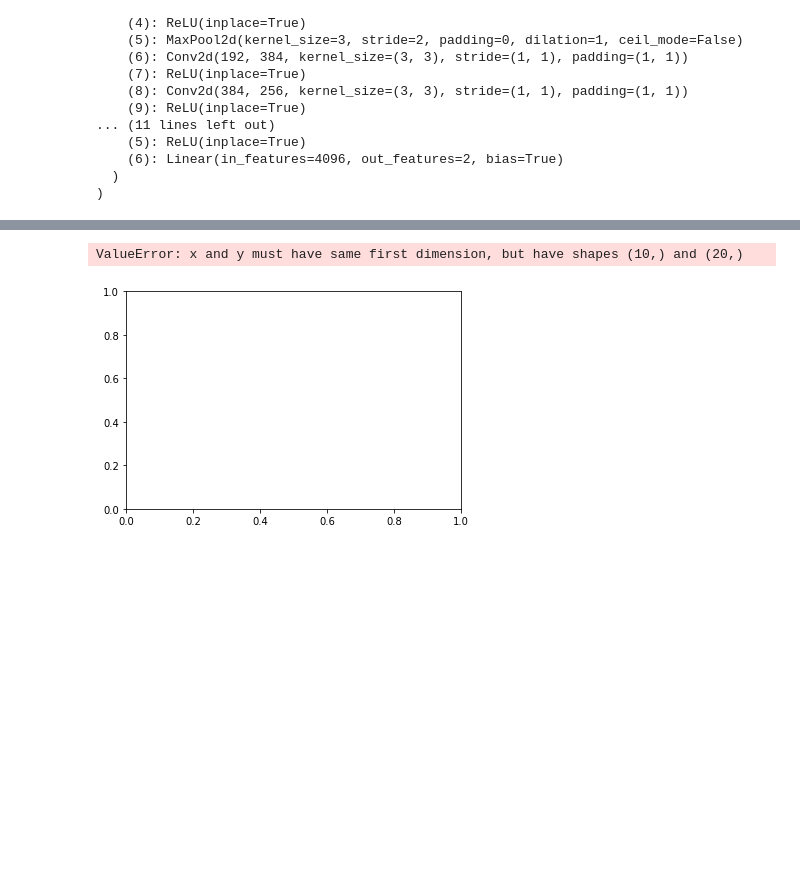
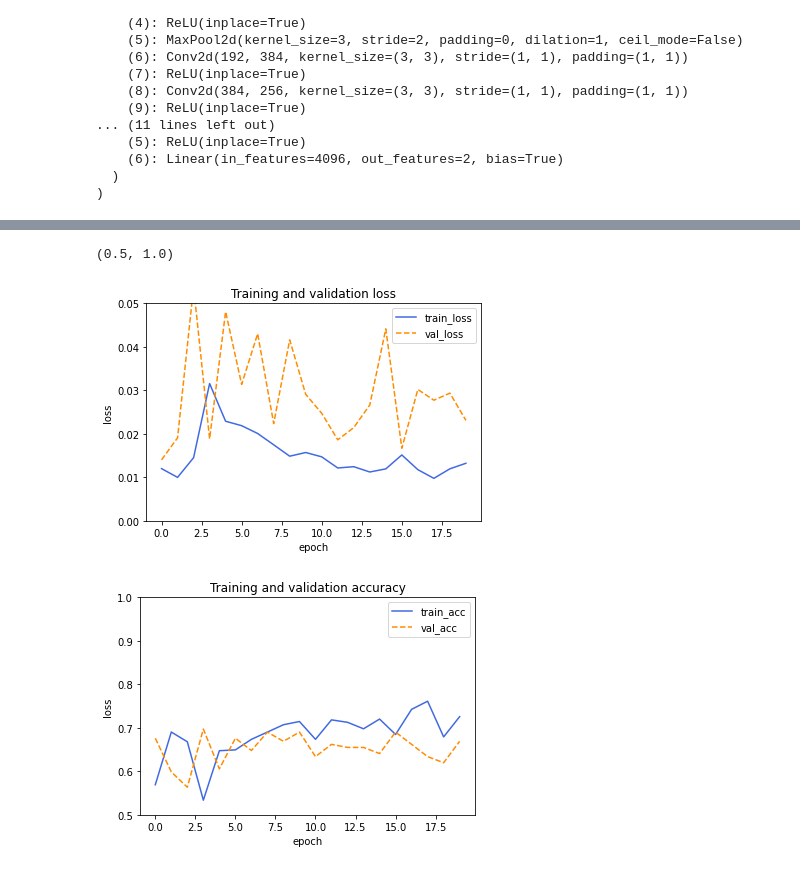
Before and after one commit to caocao0525/Cell001, a Jupyter notebook: 00_Transfer_learning_single_cell/00_pytorch_revisited/Transfer_single_pytorch_revisited_alexnet.ipynb, the cells around one changed output, grey strips where cells are left out. Saved outputs shown, nothing was run; the diff lists cells and outputs as text; code cells hidden in the pictures; blank space fills up the shorter version.

```diff
--- a/00_Transfer_learning_single_cell/00_pytorch_revisited/Transfer_single_pytorch_revisited_alexnet.ipynb
+++ b/00_Transfer_learning_single_cell/00_pytorch_revisited/Transfer_single_pytorch_revisited_alexnet.ipynb
@@ -13,7 +13,7 @@ import os
 # %%
 # Spatial size of training images. All images will be resized to this
 #   size using a transformer.
-image_size = 300
+image_size = 350
 batch_size = 64
 # %%
 data_transforms = {
@@ -96,7 +96,7 @@ criterion = nn.CrossEntropyLoss()
 optimizer = optim.SGD(net.parameters(), lr=0.01, momentum=0.9, weight_decay=5e-4)
 lr_scheduler = torch.optim.lr_scheduler.StepLR(optimizer, step_size=10, gamma=0.1)
 # %%
-data_dir='../../../data_indiv/'
+data_dir='../../../data_indiv_original/'
 # data_dir = '../../hymenoptera_data/hymenoptera_data/'
 
 train_dataset=torchvision.datasets.ImageFolder(os.path.join(data_dir, 'train'), data_transforms['train'])
@@ -183,28 +183,29 @@ Epoch [20/20], Loss: 0.0143, val_loss: 0.0169, val_acc: 0.6680, lr:0.01
 # %%
 import matplotlib.pyplot as plt
 %matplotlib inline
 
 plt.figure()
 plt.plot(range(num_epochs), train_loss_list, color = 'royalblue', linestyle = '-', label = 'train_loss')
-plt.plot(range(10), val_loss_list, color = 'darkorange', linestyle = '--', label = 'val_loss')
+plt.plot(range(num_epochs), val_loss_list, color = 'darkorange', linestyle = '--', label = 'val_loss')
 plt.legend()
 plt.xlabel('epoch')
 plt.ylabel('loss')
 plt.title('Training and validation loss')
 # plt.grid()
 plt.ylim([0,0.05])
 # plt.xlim([0,20])
 
 plt.figure()
-plt.plot(range(10), train_acc_list, color = 'royalblue', linestyle = '-', label = 'train_acc')
-plt.plot(range(10), val_acc_list, color = 'darkorange', linestyle = '--', label = 'val_acc')
+plt.plot(range(num_epochs), train_acc_list, color = 'royalblue', linestyle = '-', label = 'train_acc')
+plt.plot(range(num_epochs), val_acc_list, color = 'darkorange', linestyle = '--', label = 'val_acc')
 plt.legend()
 plt.xlabel('epoch')
 plt.ylabel('loss')
 plt.title('Training and validation accuracy')
 # plt.grid()
 plt.ylim([0.5,1])
 # plt.xlim([0,20])
 # %% [output]
-ValueError: x and y must have same first dimension, but have shapes (10,) and (20,)
+(0.5, 1.0)
-[figure, old version]
+[figure, new version]
+[figure, added]
```
Also changed, not shown: parts of 1 cell of this notebook, 3 other files.
